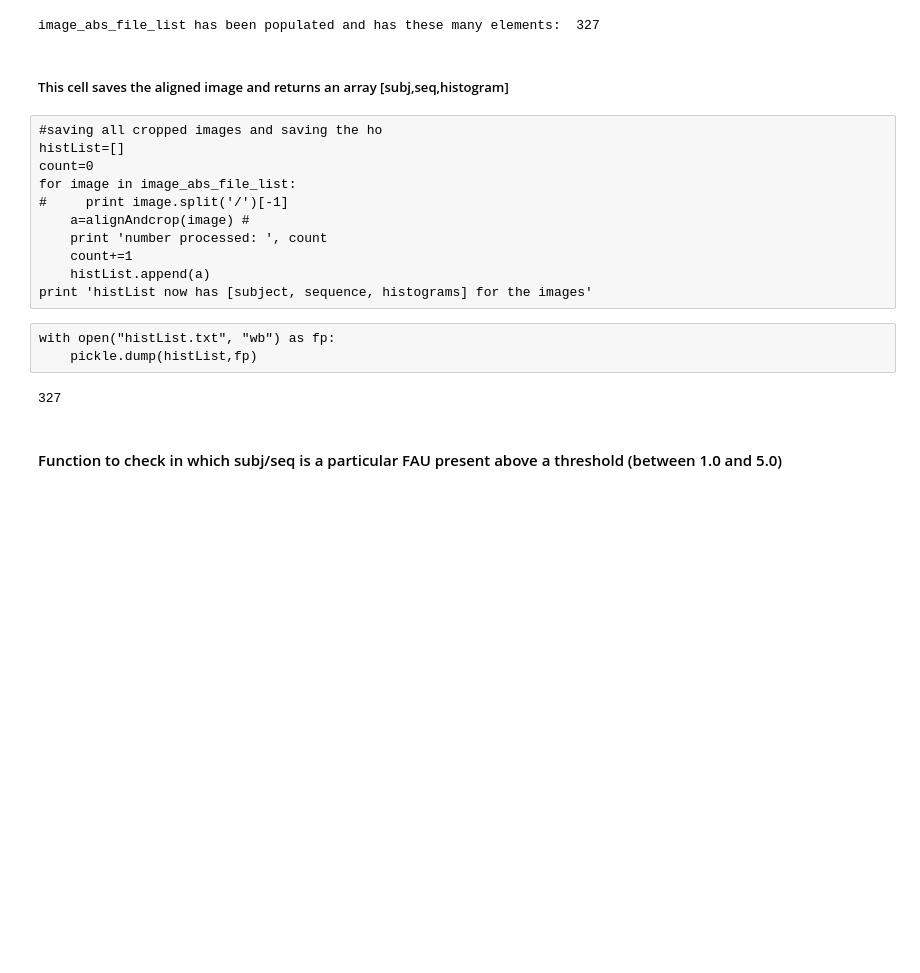
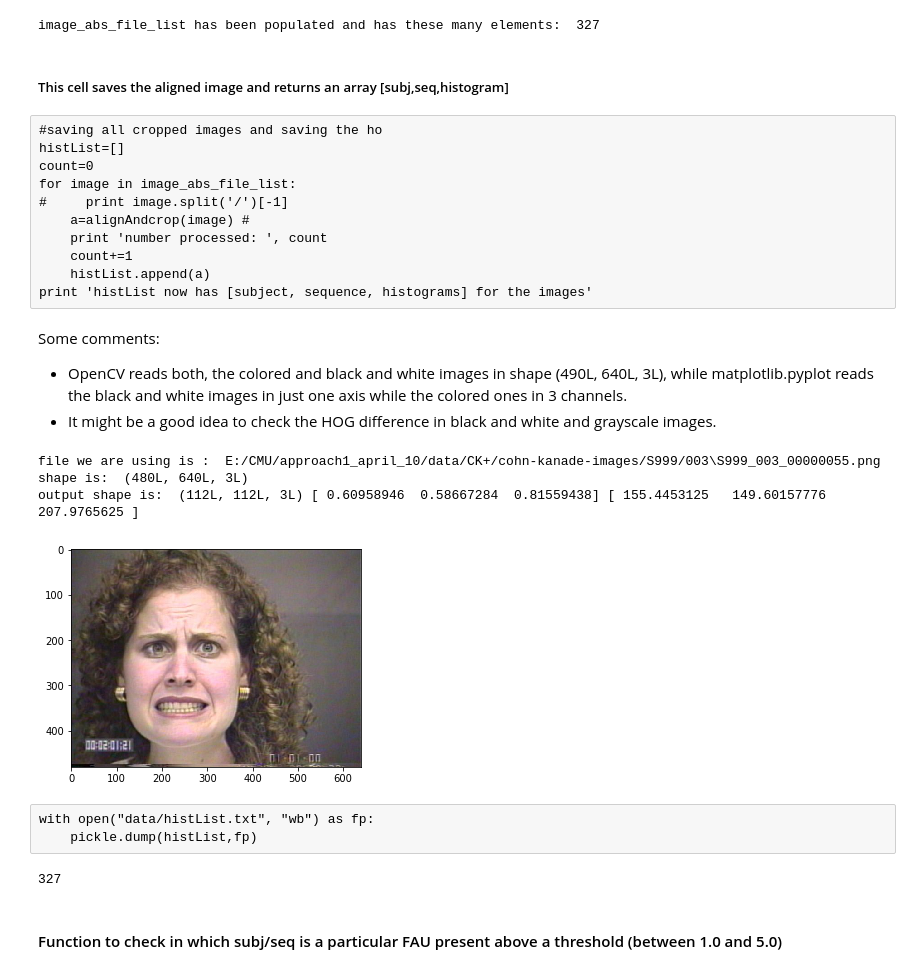
Before and after one commit to amogh112/tryingNaiveModelsEmotionDetect, a Jupyter notebook: try1.ipynb, the cells around one changed output. Saved outputs shown, nothing was run; the diff lists cells and outputs as text; code cells hidden in the pictures; blank space fills up the shorter version.

Commit message:
Debugging comments with flags etc

```diff
--- a/try1.ipynb
+++ b/try1.ipynb
@@ -229,6 +233,7 @@ def warpTriangle(img1, img2, t1, t2) :
 # %% [markdown]
 # Function to alignmage
 # %%
+#flags to set - warpFlag and writeToFile
 # path = 'C:/Users/AMOGH GUPTA/Desktop/CMU/Face Alignment/FaceAverage/try_faces/'
 # files_image=
 # to run the function, enter the absolute path of the image
@@ -304,7 +309,9 @@ def alignAndcrop(img_abs_path):
             pointsAvg.append([float(x), float(y)])
     # print pointsAvg
     #only warping  wrt the outer landmarks
-    pointsNormArchive=pointsNorm
+    pointsNormArchive=pointsNorm #contains the unflipped landmarks
+#     print "1 shape of old landmarks is: ", pointsNormArchive[0].shape
+
     pointsAvg=np.concatenate((pointsAvg[:35],pointsAvg[-8:]),axis=0)
     pointsNorm[0]=np.concatenate((pointsNorm[0][:35],pointsNorm[0][-8:]),axis=0)
     rect = (0, 0, w, h);
@@ -347,9 +354,10 @@ def alignAndcrop(img_abs_path):
     # print len(points)
 #     print np.flip(points[2:7],axis=0)
     # print(np.concatenate((points[0:4],points[5:8:-1]),axis=0))
-    landmarks_to_mask=np.concatenate((points[0:17],np.flip(points[17:27],axis=0)),axis=0)
+    landmarks_to_mask=np.concatenate((points[0:17],np.fliplr(points[17:27])),axis=0)
     cv2.fillConvexPoly(mask, np.int32(landmarks_to_mask), (1.0, 1.0, 1.0), 16, 0);
     output=output*mask
+    print 'output shape is: ', output.shape, output[50][50], output[50][50]*255
 
     # hog calculation
     winSize = (112,112)
@@ -363,11 +371,19 @@ def alignAndcrop(img_abs_path):
     L2HysThreshold = 2.0000000000000001e-01
     gammaCorrection = 0
     nlevels = 64
+#     print 'image being cropped and aligned has shape : ', output.shape
+#     plt.imshow(output)
+#     cv2.cvtColor(output,output*255,cv2.COLOR_RGB2GRAY)
     hog = cv2.HOGDescriptor(winSize,blockSize,blockStride,cellSize,nbins,derivAperture,winSigma,
                             histogramNormType,L2HysThreshold,gammaCorrection,nlevels,1)
     hogOutput=(output*255).astype('uint8')
 #     print hogOutput.shape
-    hist = hog.compute(hogOutput)
+    hist = hog.compute(cv2.cvtColor(hogOutput,cv2.COLOR_BGR2GRAY))
+#     print "shape of histogram is: ", hist.shape
+#     print "shape of landmarks is: ", pointsNorm[0].shape
+#     print "shape of old landmarks is: ", pointsNormArchive[0].shape
+#     print 'landmarks are: ', pointsNorm[0]
+#     print 'landmarks were: ', pointsNormArchive[0]
 #     print np.nonzero(hist)
     # hog.compute(src,descriptors);
     # cv2.circle(output,(10,10),2,(0,0,255),2)
@@ -379,7 +395,9 @@ def alignAndcrop(img_abs_path):
 #         cv2.circle(output, (int(p[0]),int(p[1])), 1, (0,255,0), 1)
     # Display result
     reqd_path=('E:/CMU/approach1_april_10/data/cropped/'+img_abs_path.split('/')[-1])
-    cv2.imwrite(('E:/CMU/approach1_april_10/data/cropped/'+img_abs_path.split('/')[-1]),output*255)
+    writeToFile=False
+    if writeToFile==True:
+        cv2.imwrite(('E:/CMU/approach1_april_10/data/cropped/'+img_abs_path.split('/')[-1]),output*255)
 #     cv2.imshow('image', output)
 #     cv2.waitKey(0)
     return subj,seq, hist,reqd_path
@@ -482,10 +500,33 @@ for image in image_abs_file_list:
     count+=1
     histList.append(a)
 print 'histList now has [subject, sequence, histograms] for the images'
+# %% [markdown]
+Some comments:
+* OpenCV reads both, the colored and black and white images in shape (490L, 640L, 3L), while matplotlib.pyplot reads the black and white images in just one axis while the colored ones in 3 channels.
+* It might be a good idea to check the HOG difference in black and white and grayscale images.
+# %%
+imtry='E:/CMU/approach1_april_10/data/CK+/cohn-kanade-images/S999/003\S999_003_00000055.png'
+print 'file we are using is : ', imtry
+imload=plt.imread(imtry)
+print 'shape is: ', imload.shape
+plt.imshow(imload)
+list_out= alignAndcrop(imtry)
+# imtry2=[3]
+# hist= alignAndcrop(imtry)[2]
+# print imtry2
+# imload2=plt.imread('E:\CMU\approach1_april_10\data\cropped\S999_003_00000055.png')
+
+# plt.imshow(alignAndcrop(imtry)[3])
+# a=alignAndcrop(imtry)
+# %% [output]
+file we are using is :  E:/CMU/approach1_april_10/data/CK+/cohn-kanade-images/S999/003\S999_003_00000055.png
+shape is:  (480L, 640L, 3L)
+output shape is:  (112L, 112L, 3L) [ 0.60958946  0.58667284  0.81559438] [ 155.4453125   149.60157776  207.9765625 ]
+[figure, added]
 # %%
 import pickle
 # %% [raw]
-with open("histList.txt", "wb") as fp:
+with open("data/histList.txt", "wb") as fp:
     pickle.dump(histList,fp)
 # %%
 with open("data/histList.txt", "rb") as fp:
```
Also changed, not shown: parts of 49 cells of this notebook.
